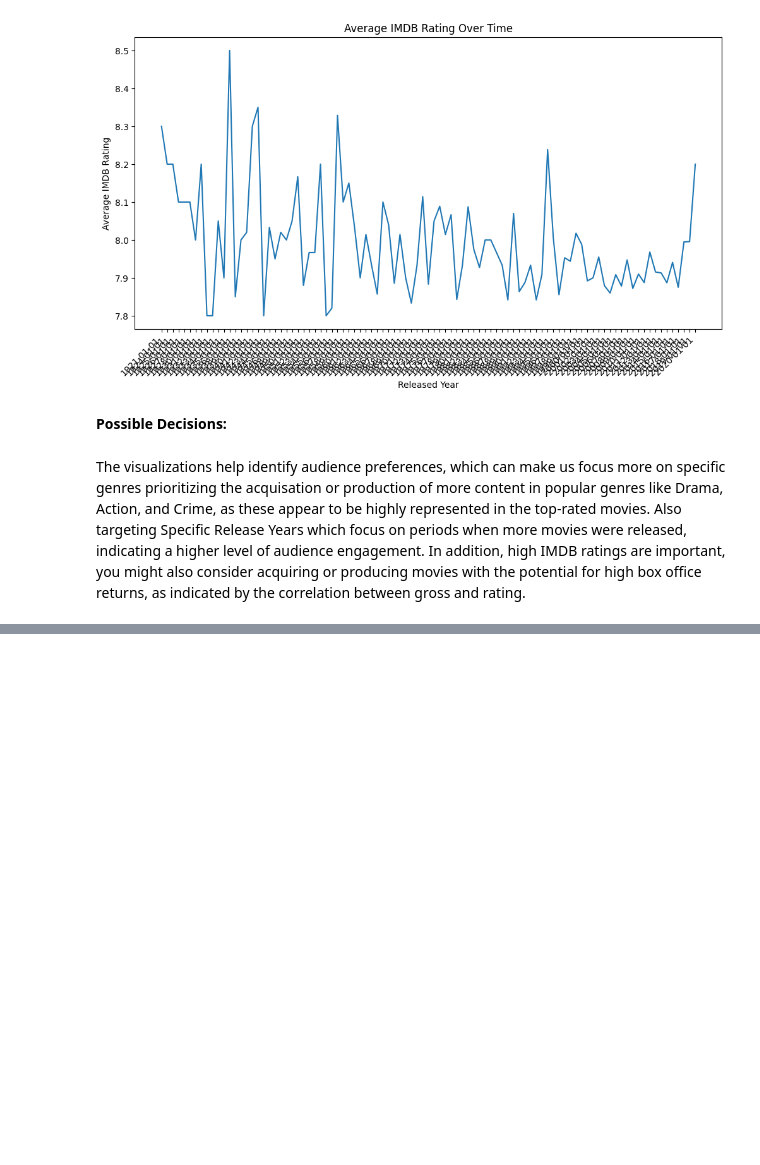
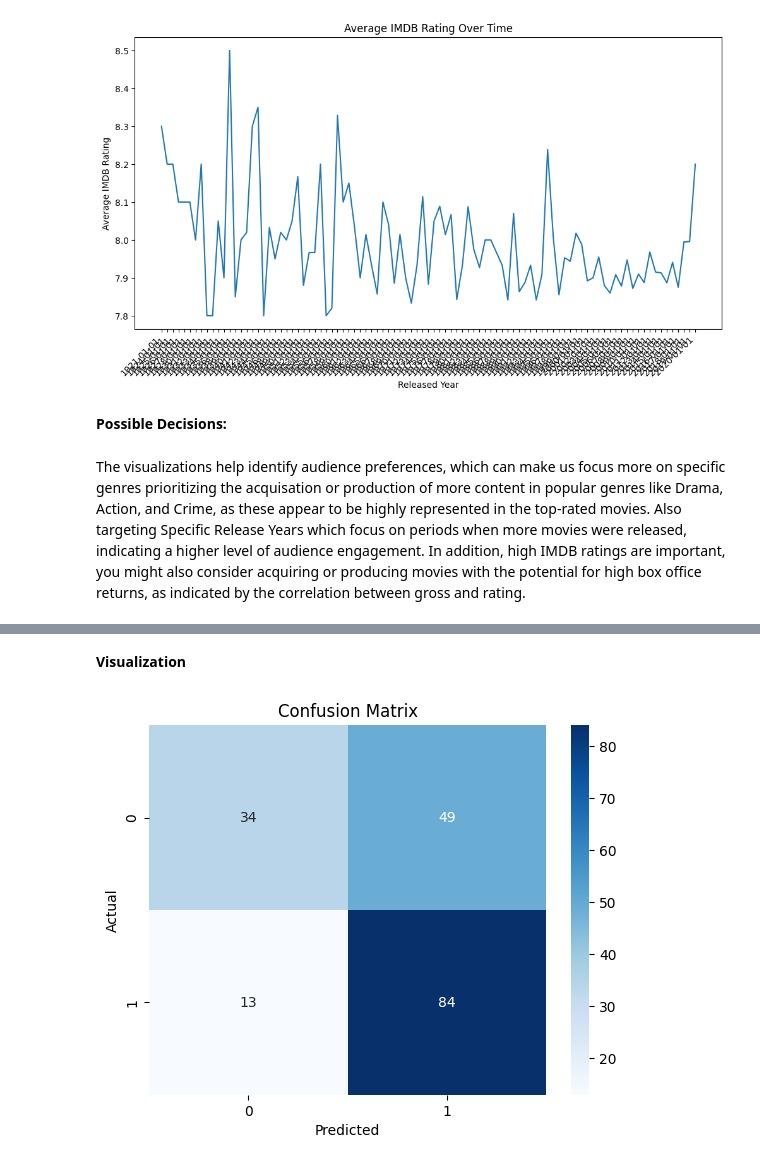
Before and after one commit to Mabbassofyan/DataAnalysisVisualization_DA_Batch2, a Jupyter notebook: finalDraft_DA.ipynb, the cells around one changed output, grey strips where cells are left out. Saved outputs shown, nothing was run; the diff lists cells and outputs as text; code cells hidden in the pictures; blank space fills up the shorter version.

```diff
--- a/finalDraft_DA.ipynb
+++ b/finalDraft_DA.ipynb
@@ -321,0 +509,14 @@ The visualizations help identify audience preferences, which can make us focus m
+# %%
+from sklearn.model_selection import StratifiedShuffleSplit
+
+# Perform stratified split
+splitter = StratifiedShuffleSplit(n_splits=1, test_size=0.2, random_state=42)
+train_index, test_index = next(splitter.split(X, y))  # Stratify based on 'Rating_Category'
+
+X_train, X_test = X.iloc[train_index], X.iloc[test_index]
+y_train, y_test = y.iloc[train_index], y.iloc[test_index]
+
+# Scale the features using StandardScaler
+scaler = StandardScaler()
+X_train = scaler.fit_transform(X_train)
+X_test = scaler.transform(X_test)
@@ -321,0 +527,3 @@ The visualizations help identify audience preferences, which can make us focus m
+# %%
+model = LogisticRegression()
+model.fit(X_train, y_train)
@@ -321,0 +534,7 @@ The visualizations help identify audience preferences, which can make us focus m
+# %%
+y_pred = model.predict(X_test)
+accuracy = accuracy_score(y_test, y_pred)
+report = classification_report(y_test, y_pred)
+
+print(f"Accuracy: {accuracy}")
+print(report)
@@ -321,0 +551,15 @@ The visualizations help identify audience preferences, which can make us focus m
+# %% [markdown]
+**Visualization**
+# %%
+# Confusion Matrix
+from sklearn.metrics import confusion_matrix
+import seaborn as sns
+
+cm = confusion_matrix(y_test, y_pred)
+sns.heatmap(cm, annot=True, fmt='d', cmap='Blues')
+plt.xlabel('Predicted')
+plt.ylabel('Actual')
+plt.title('Confusion Matrix')
+plt.show()
+# %% [output]
+[figure, added]
```
Also changed, not shown: parts of 27 cells of this notebook.
